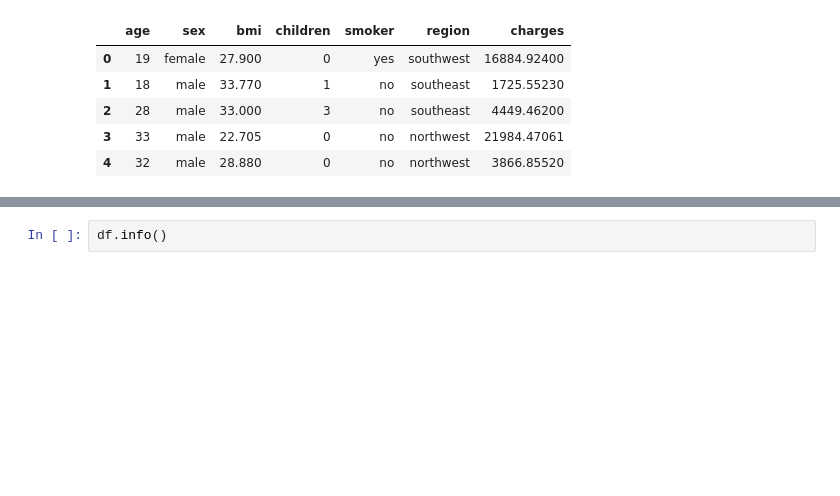
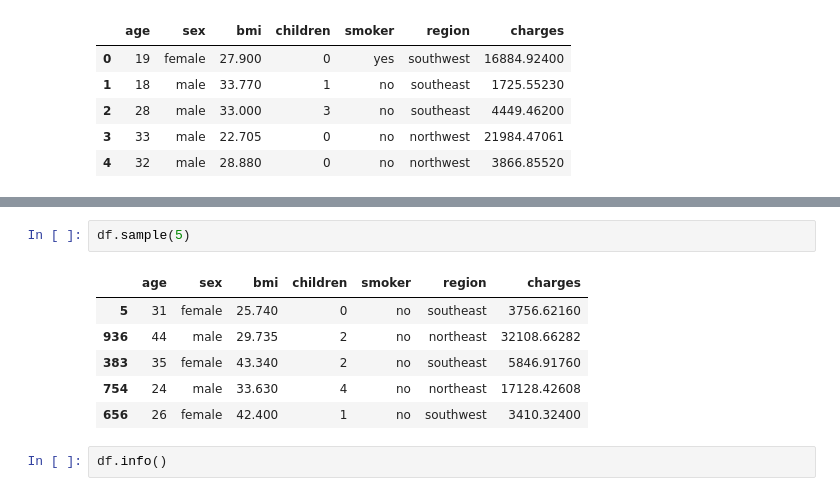
Before and after one commit to fahridika/DataScience, a Jupyter notebook: insurance_stackup.ipynb, the cells around one changed output, grey strips where cells are left out. Drawn from its saved outputs; the diff is of its cells as text; blank space fills up the shorter version.

```diff
--- a/insurance_stackup.ipynb
+++ b/insurance_stackup.ipynb
@@ -21,3 +41,12 @@ df.head(5)
+# %%
+df.sample(5)
+# %% [output]
+|  | age | sex | bmi | children | smoker | region | charges |
+| 5 | 31 | female | 25.740 | 0 | no | southeast | 3756.62160 |
+| 936 | 44 | male | 29.735 | 2 | no | northeast | 32108.66282 |
+| 383 | 35 | female | 43.340 | 2 | no | southeast | 5846.91760 |
+| 754 | 24 | male | 33.630 | 4 | no | northeast | 17128.42608 |
+| 656 | 26 | female | 42.400 | 1 | no | southwest | 3410.32400 |
 # %%
 df.info()
 # %% [output]
```
Also changed, not shown: parts of 7 cells of this notebook.
